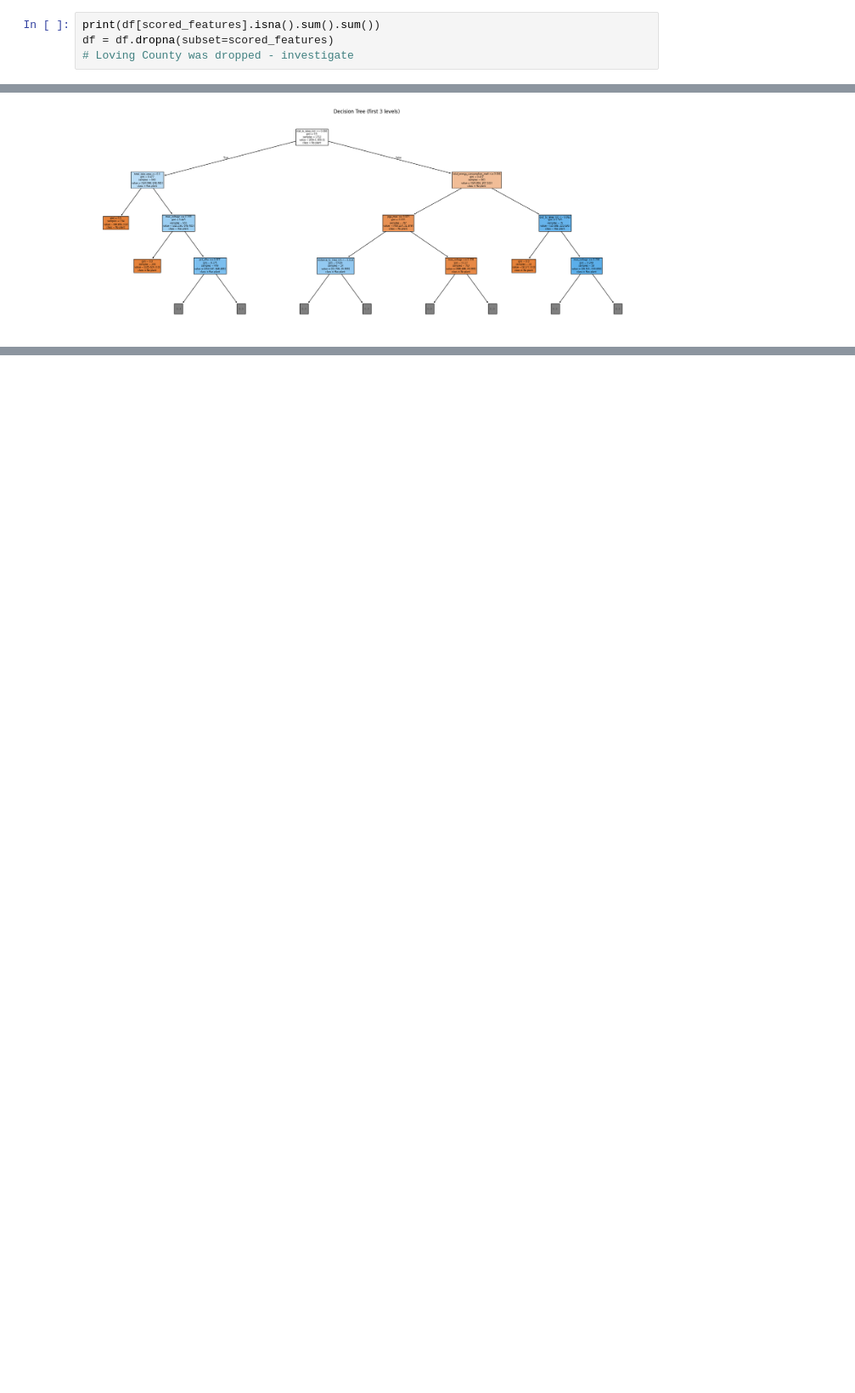
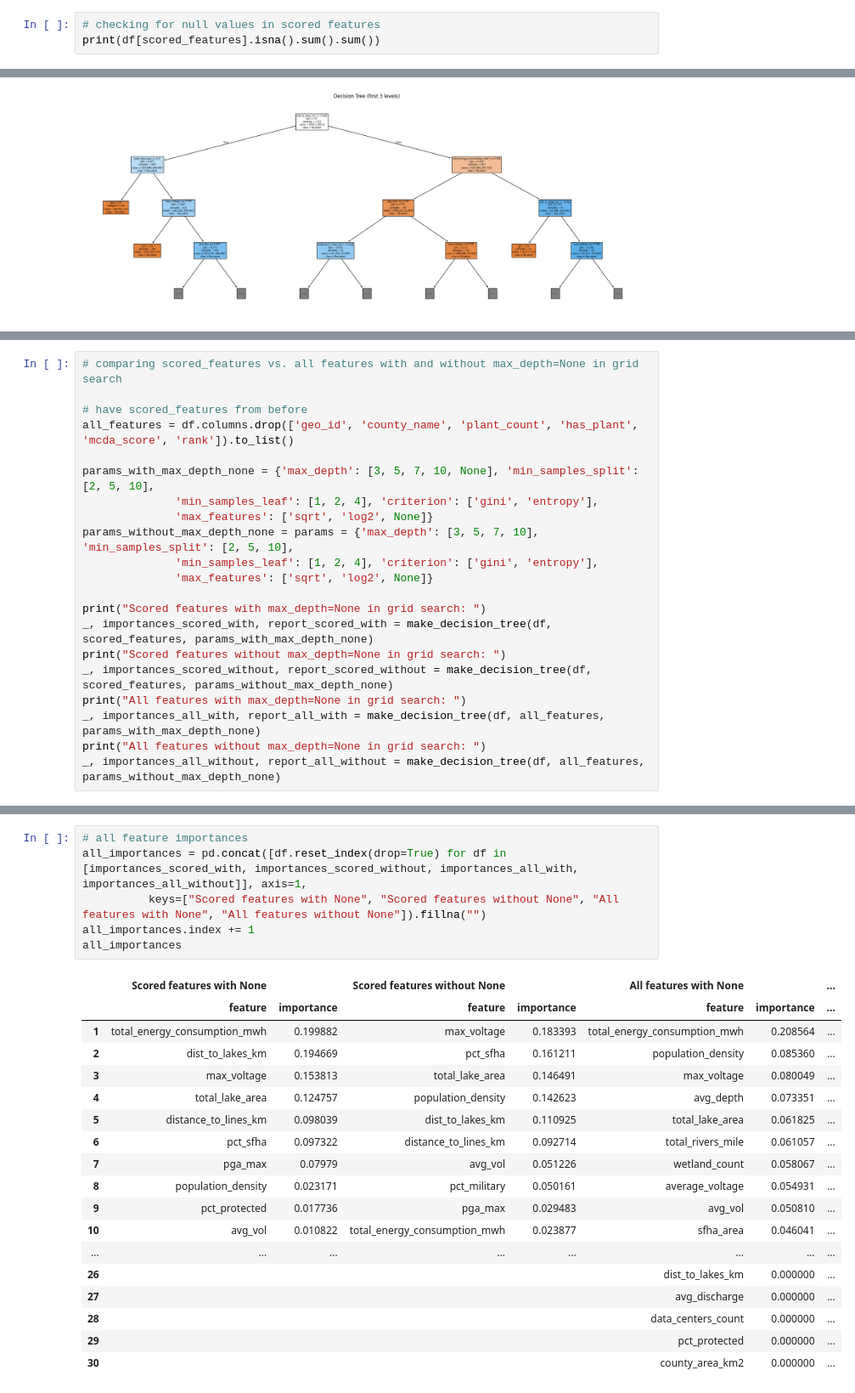
Before and after one commit to UIUC-DSC/team-nuclear-family, a Jupyter notebook: notebooks/validation.ipynb, the cells around one changed output, grey strips where cells are left out. Shown at 85% size. Drawn from its saved outputs; the diff is of its cells as text; blank space fills up the shorter version.

Commit message:
Finished decision tree validation

```diff
--- a/notebooks/validation.ipynb
+++ b/notebooks/validation.ipynb
@@ -183,9 +183,8 @@ Southeastern Connecticut Planning Region, which has an operating nuclear plant,
 # %% [markdown]
 ### Decision Tree
 # %%
+# checking for null values in scored features
 print(df[scored_features].isna().sum().sum())
-df = df.dropna(subset=scored_features)
-# Loving County was dropped - investigate
 # %% [output]
 0
 # %%
@@ -366,0 +381,21 @@ weighted avg       0.96      0.94      0.95       428
+# %%
+# comparing scored_features vs. all features with and without max_depth=None in grid search
+
+# have scored_features from before
+all_features = df.columns.drop(['geo_id', 'county_name', 'plant_count', 'has_plant', 'mcda_score', 'rank']).to_list()
+
+params_with_max_depth_none = {'max_depth': [3, 5, 7, 10, None], 'min_samples_split': [2, 5, 10],
+              'min_samples_leaf': [1, 2, 4], 'criterion': ['gini', 'entropy'],
+              'max_features': ['sqrt', 'log2', None]}
+params_without_max_depth_none = params = {'max_depth': [3, 5, 7, 10], 'min_samples_split': [2, 5, 10],
+              'min_samples_leaf': [1, 2, 4], 'criterion': ['gini', 'entropy'],
+              'max_features': ['sqrt', 'log2', None]}
+
+print("Scored features with max_depth=None in grid search: ")
+_, importances_scored_with, report_scored_with = make_decision_tree(df, scored_features, params_with_max_depth_none)
+print("Scored features without max_depth=None in grid search: ")
+_, importances_scored_without, report_scored_without = make_decision_tree(df, scored_features, params_without_max_depth_none)
+print("All features with max_depth=None in grid search: ")
+_, importances_all_with, report_all_with = make_decision_tree(df, all_features, params_with_max_depth_none)
+print("All features without max_depth=None in grid search: ")
+_, importances_all_without, report_all_without = make_decision_tree(df, all_features, params_without_max_depth_none)
@@ -366,0 +494,25 @@ weighted avg       0.96      0.94      0.95       428
+# %%
+# all feature importances
+all_importances = pd.concat([df.reset_index(drop=True) for df in [importances_scored_with, importances_scored_without, importances_all_with, importances_all_without]], axis=1,
+          keys=["Scored features with None", "Scored features without None", "All features with None", "All features without None"]).fillna("")
+all_importances.index += 1
+all_importances
+# %% [output]
+|  | Scored features with None |  | Scored features without None |  | All features with None |  | ... |
+|  | feature | importance | feature | importance | feature | importance | ... |
+| 1 | total_energy_consumption_mwh | 0.199882 | max_voltage | 0.183393 | total_energy_consumption_mwh | 0.208564 | ... |
+| 2 | dist_to_lakes_km | 0.194669 | pct_sfha | 0.161211 | population_density | 0.085360 | ... |
+| 3 | max_voltage | 0.153813 | total_lake_area | 0.146491 | max_voltage | 0.080049 | ... |
+| 4 | total_lake_area | 0.124757 | population_density | 0.142623 | avg_depth | 0.073351 | ... |
+| 5 | distance_to_lines_km | 0.098039 | dist_to_lakes_km | 0.110925 | total_lake_area | 0.061825 | ... |
+| 6 | pct_sfha | 0.097322 | distance_to_lines_km | 0.092714 | total_rivers_mile | 0.061057 | ... |
+| 7 | pga_max | 0.07979 | avg_vol | 0.051226 | wetland_count | 0.058067 | ... |
+| 8 | population_density | 0.023171 | pct_military | 0.050161 | average_voltage | 0.054931 | ... |
+| 9 | pct_protected | 0.017736 | pga_max | 0.029483 | avg_vol | 0.050810 | ... |
+| 10 | avg_vol | 0.010822 | total_energy_consumption_mwh | 0.023877 | sfha_area | 0.046041 | ... |
+| ... | ... | ... | ... | ... | ... | ... | ... |
+| 26 |  |  |  |  | dist_to_lakes_km | 0.000000 | ... |
+| 27 |  |  |  |  | avg_discharge | 0.000000 | ... |
+| 28 |  |  |  |  | data_centers_count | 0.000000 | ... |
+| 29 |  |  |  |  | pct_protected | 0.000000 | ... |
+| 30 |  |  |  |  | county_area_km2 | 0.000000 | ... |
```
Also changed, not shown: parts of 11 cells of this notebook.
